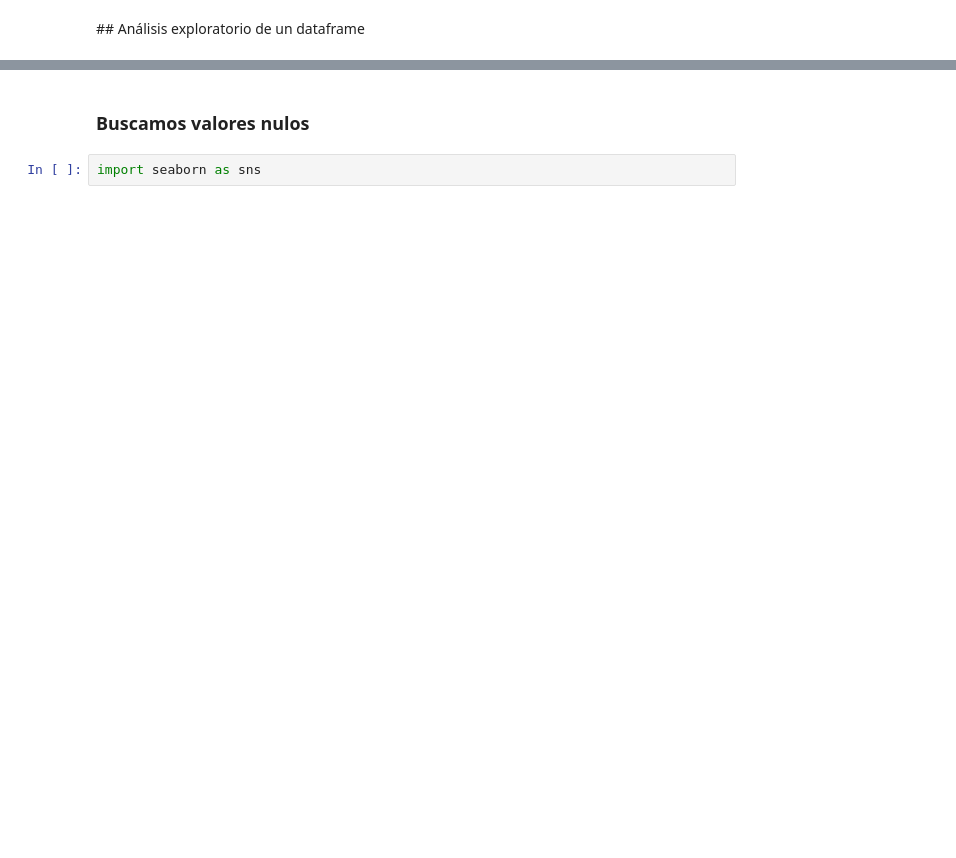
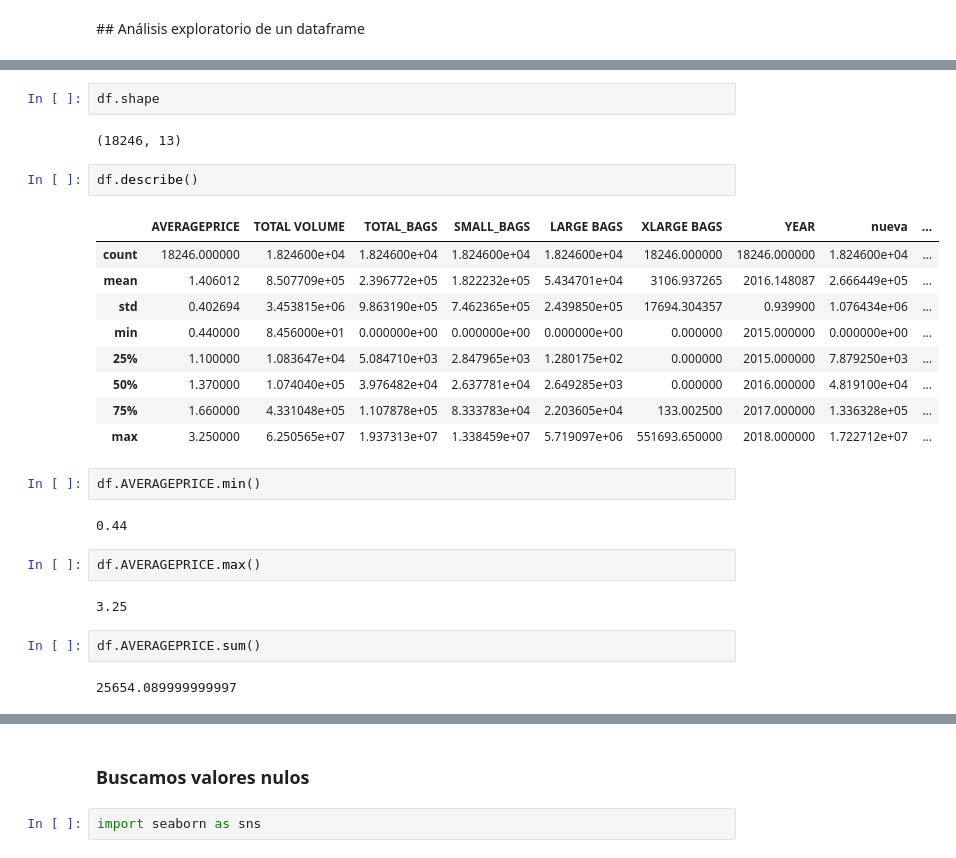
Before and after one commit to Ironhack-Data-Madrid-Mayo-2021/Classroom-Materials, a Jupyter notebook: week_02/03-pandas.ipynb, the cells around one changed output, grey strips where cells are left out. Drawn from its saved outputs; the diff is of its cells as text; blank space fills up the shorter version.

```diff
--- a/week_02/03-pandas.ipynb
+++ b/week_02/03-pandas.ipynb
@@ -199,0 +808,28 @@ Misma operación, pero dame solo columnas concretas
+# %%
+df.shape
+# %% [output]
+(18246, 13)
+# %%
+df.describe()
+# %% [output]
+|  | AVERAGEPRICE | TOTAL VOLUME | TOTAL_BAGS | SMALL_BAGS | LARGE BAGS | XLARGE BAGS | YEAR | nueva | ... |
+| count | 18246.000000 | 1.824600e+04 | 1.824600e+04 | 1.824600e+04 | 1.824600e+04 | 18246.000000 | 18246.000000 | 1.824600e+04 | ... |
+| mean | 1.406012 | 8.507709e+05 | 2.396772e+05 | 1.822232e+05 | 5.434701e+04 | 3106.937265 | 2016.148087 | 2.666449e+05 | ... |
+| std | 0.402694 | 3.453815e+06 | 9.863190e+05 | 7.462365e+05 | 2.439850e+05 | 17694.304357 | 0.939900 | 1.076434e+06 | ... |
+| min | 0.440000 | 8.456000e+01 | 0.000000e+00 | 0.000000e+00 | 0.000000e+00 | 0.000000 | 2015.000000 | 0.000000e+00 | ... |
+| 25% | 1.100000 | 1.083647e+04 | 5.084710e+03 | 2.847965e+03 | 1.280175e+02 | 0.000000 | 2015.000000 | 7.879250e+03 | ... |
+| 50% | 1.370000 | 1.074040e+05 | 3.976482e+04 | 2.637781e+04 | 2.649285e+03 | 0.000000 | 2016.000000 | 4.819100e+04 | ... |
+| 75% | 1.660000 | 4.331048e+05 | 1.107878e+05 | 8.333783e+04 | 2.203605e+04 | 133.002500 | 2017.000000 | 1.336328e+05 | ... |
+| max | 3.250000 | 6.250565e+07 | 1.937313e+07 | 1.338459e+07 | 5.719097e+06 | 551693.650000 | 2018.000000 | 1.722712e+07 | ... |
+# %%
+df.AVERAGEPRICE.min()
+# %% [output]
+0.44
+# %%
+df.AVERAGEPRICE.max()
+# %% [output]
+3.25
+# %%
+df.AVERAGEPRICE.sum()
+# %% [output]
+25654.089999999997
```
Also changed, not shown: parts of 115 cells of this notebook.
